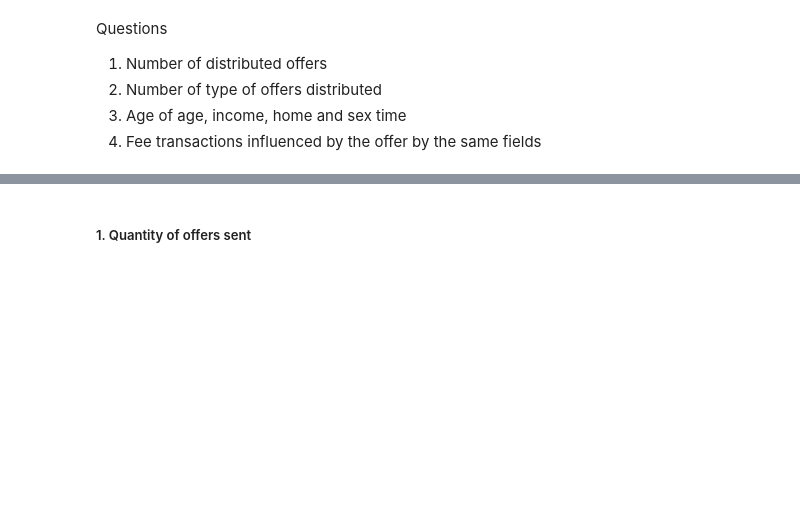
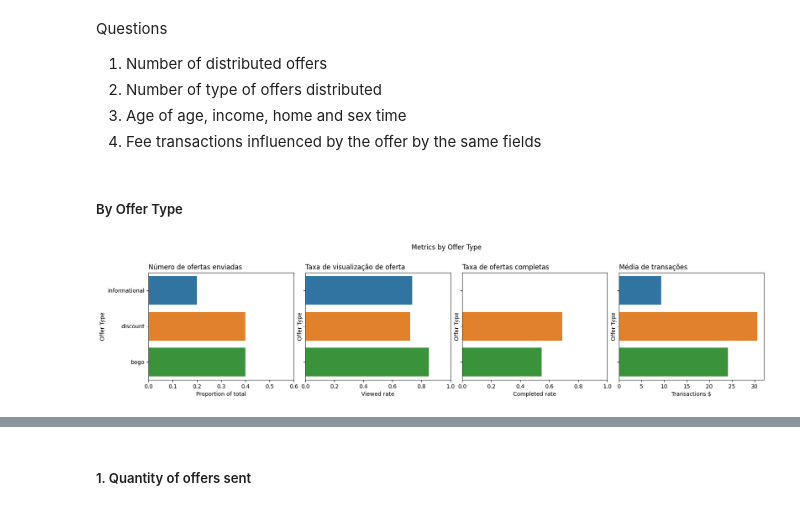
Before and after one commit to IsmaelMiranda11/capstone_project_offer_starbucks, a Jupyter notebook: Data Exploration.ipynb, the cells around one changed output, grey strips where cells are left out. Saved outputs shown, nothing was run; the diff lists cells and outputs as text; code cells hidden in the pictures; blank space fills up the shorter version.

```diff
--- a/Data Exploration.ipynb
+++ b/Data Exploration.ipynb
@@ -200,7 +201,7 @@ The extra information will be used to exploring the data.
 # %%
 # Just interesting columns from profile and portifolio
 # Profile
-profile2 = profile[['user_id', 'gender', 'age', 'income', 'rela_member_days']]
+profile2 = profile[['user_id', 'gender', 'age', 'income', 'rela_member_years']]
 
 # Portifolio
 portfolio2 = portfolio[['offer_id', 'reward', 'difficulty', 'offer_type']]
@@ -224,8 +225,10 @@ Informações contínuas, como renda e idade podem ser melhor analisadas a parti
 O melhor agrupamento para uma única variável é nos quartis, separando os dados em 4 partes iguais.
 # %%
 user_offer_df2['age_quartile'] = pd.qcut(user_offer_df2['age'], q=4)
+user_offer_df2['age_decile'] = pd.qcut(user_offer_df2['age'], q=10)
 user_offer_df2['income_quartile'] = pd.qcut(user_offer_df2['income'], q=4)
-user_offer_df2['member_time_quartile'] = pd.qcut(user_offer_df2['rela_member_days'], q=4)
+# user_offer_df2['member_days_quartile'] = pd.qcut(user_offer_df2['rela_member_days'], q=4)
+user_offer_df2['member_years_quartile'] = pd.qcut(user_offer_df2['rela_member_years'], q=4)
 
 user_offer_df2.head()
 # %% [output]
@@ -244,3 +247,11 @@ Questions
 2. Number of type of offers distributed
 3. Age of age, income, home and sex time
 4. Fee transactions influenced by the offer by the same fields
+# %% [markdown]
+##### By Offer Type
+# %%
+importlib.reload(aux_fun)
+
+aux_fun.plot_grid_metrics(user_offer_df2, 'offer_type')
+# %% [output]
+[figure, added]
```
Also changed, not shown: parts of 33 cells of this notebook, 4 other files.
